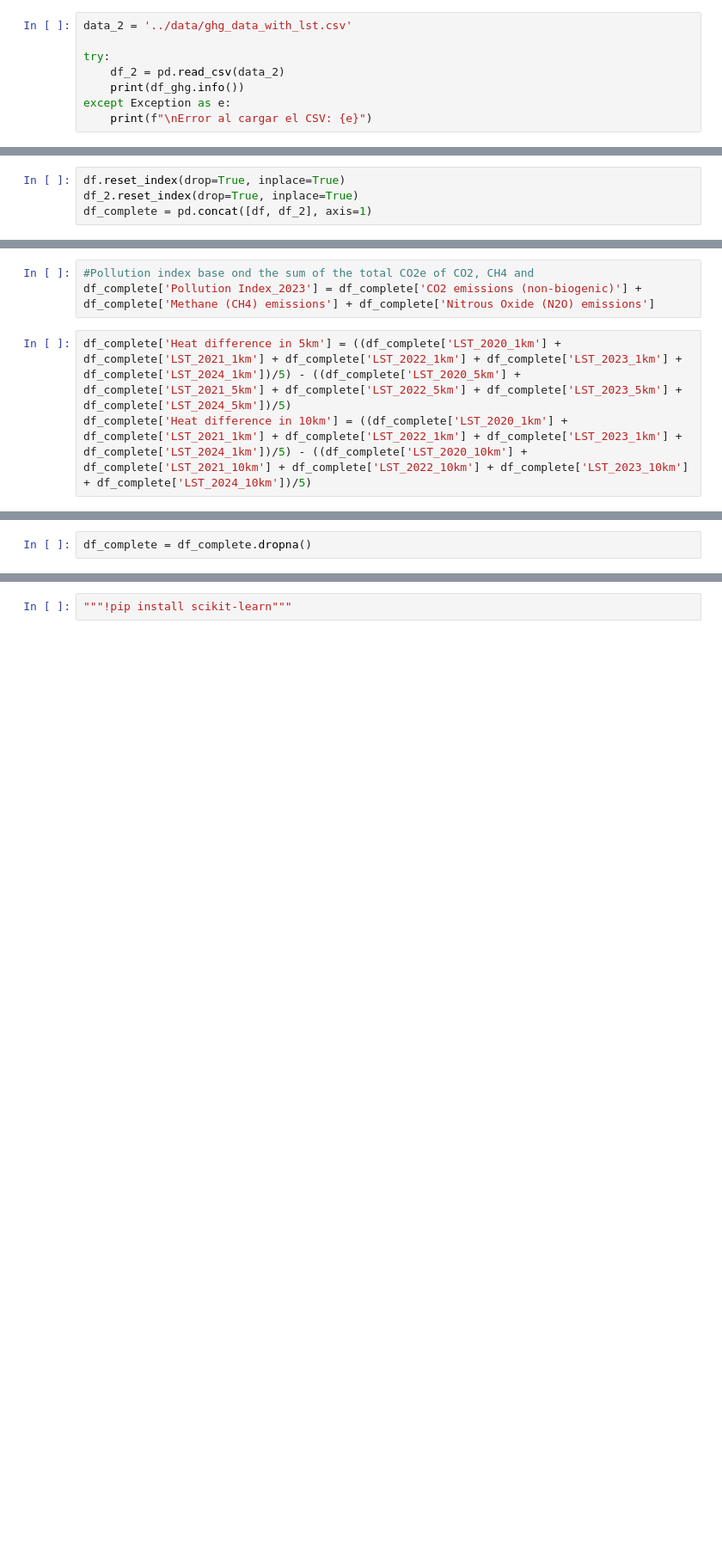
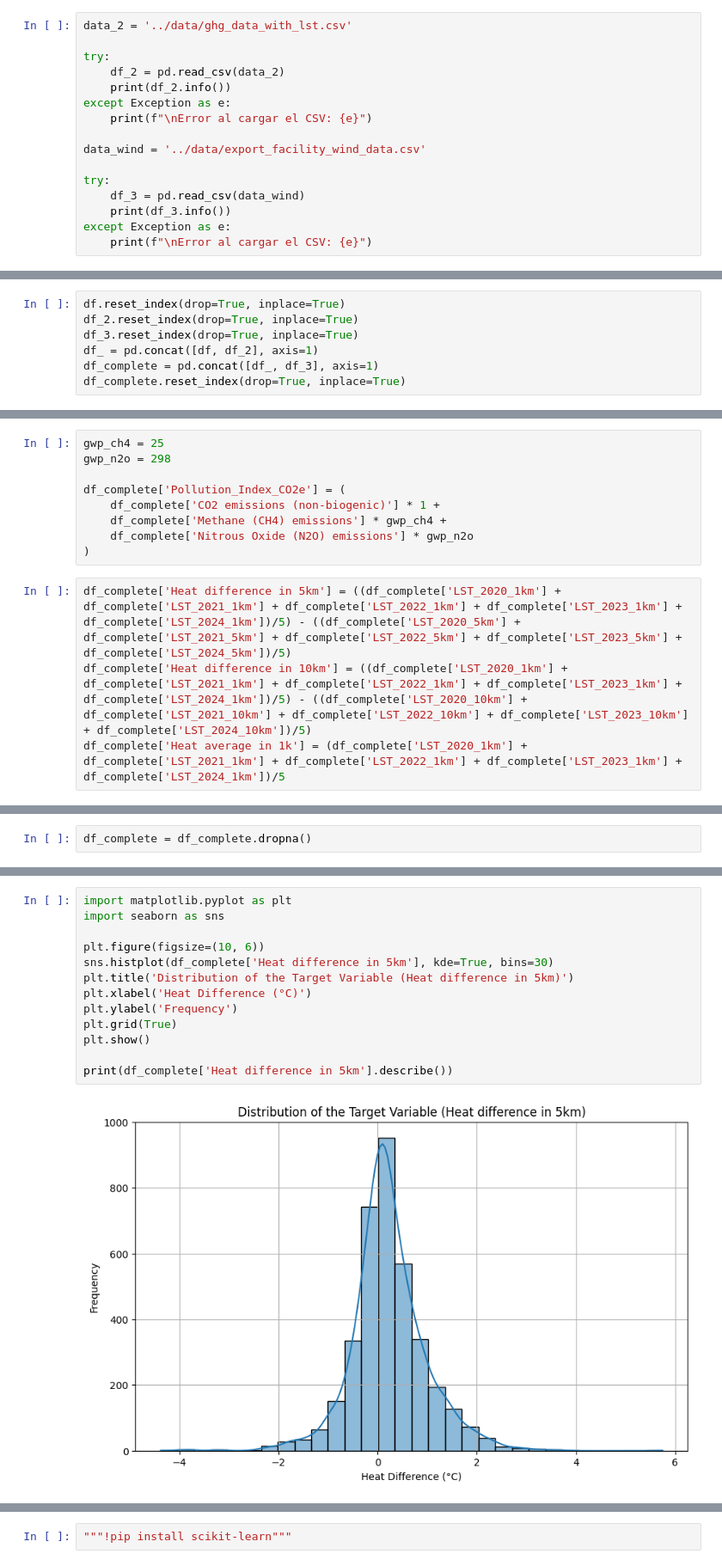
Before and after one commit to nasa-city-planning-engine/GreenGrowth_Back, a Jupyter notebook: ML_Models/industry.ipynb, the cells around one changed output, grey strips where cells are left out. Shown at 86% size. Cells and saved outputs as stored; diff of their text form; blank space fills up the shorter version.

Commit message:
Gradient Boosting Regresor for industry heat mark prediction

```diff
--- a/ML_Models/industry.ipynb
+++ b/ML_Models/industry.ipynb
@@ -310,8 +394,16 @@ data_2 = '../data/ghg_data_with_lst.csv'
 
 try:
     df_2 = pd.read_csv(data_2)
-    print(df_ghg.info())
+    print(df_2.info())
 except Exception as e:
     print(f"\nError al cargar el CSV: {e}")
+
+data_wind = '../data/export_facility_wind_data.csv'
+
+try:
+    df_3 = pd.read_csv(data_wind)
+    print(df_3.info())
+except Exception as e:
+    print(f"\nError al cargar el CSV: {e}")
 # %% [output]
 <class 'pandas.core.frame.DataFrame'>
@@ -353,7 +434,10 @@ print(df_2)
 # %%
 df.reset_index(drop=True, inplace=True)
 df_2.reset_index(drop=True, inplace=True)
-df_complete = pd.concat([df, df_2], axis=1)
+df_3.reset_index(drop=True, inplace=True)
+df_ = pd.concat([df, df_2], axis=1)
+df_complete = pd.concat([df_, df_3], axis=1)
+df_complete.reset_index(drop=True, inplace=True)
 # %%
 df_complete.shape
 # %% [output]
@@ -397,8 +485,15 @@ model_inputs = {
 # %% [output]
 "\n# GWP values from AR4\ngwp_ch4 = 25\ngwp_n2o = 298\n\n# Get user inputs (as floats)\nco2_emissions = float(user_input_co2)\nch4_emissions = float(user_input_ch4)\nn2o_emissions = float(user_input_n ...
 # %%
-#Pollution index base ond the sum of the total CO2e of CO2, CH4 and
-df_complete['Pollution Index_2023'] = df_complete['CO2 emissions (non-biogenic)'] + df_complete['Methane (CH4) emissions'] + df_complete['Nitrous Oxide (N2O) emissions']
+gwp_ch4 = 25
+gwp_n2o = 298
+
+df_complete['Pollution_Index_CO2e'] = (
+    df_complete['CO2 emissions (non-biogenic)'] * 1 +
+    df_complete['Methane (CH4) emissions'] * gwp_ch4 +
+    df_complete['Nitrous Oxide (N2O) emissions'] * gwp_n2o
+)
 # %%
 df_complete['Heat difference in 5km'] = ((df_complete['LST_2020_1km'] + df_complete['LST_2021_1km'] + df_complete['LST_2022_1km'] + df_complete['LST_2023_1km'] + df_complete['LST_2024_1km'])/5) - ((df_complete['LST_2020_5km'] + df_complete['LST_2021_5km'] + df_complete['LST_2022_5km'] + df_complete['LST_2023_5km'] + df_complete['LST_2024_5km'])/5)
 df_complete['Heat difference in 10km'] = ((df_complete['LST_2020_1km'] + df_complete['LST_2021_1km'] + df_complete['LST_2022_1km'] + df_complete['LST_2023_1km'] + df_complete['LST_2024_1km'])/5) - ((df_complete['LST_2020_10km'] + df_complete['LST_2021_10km'] + df_complete['LST_2022_10km'] + df_complete['LST_2023_10km'] + df_complete['LST_2024_10km'])/5)
+df_complete['Heat average in 1k'] = (df_complete['LST_2020_1km'] + df_complete['LST_2021_1km'] + df_complete['LST_2022_1km'] + df_complete['LST_2023_1km'] + df_complete['LST_2024_1km'])/5
@@ -465,0 +625,15 @@ print(x)
+# %%
+import matplotlib.pyplot as plt
+import seaborn as sns
+
+plt.figure(figsize=(10, 6))
+sns.histplot(df_complete['Heat difference in 5km'], kde=True, bins=30)
+plt.title('Distribution of the Target Variable (Heat difference in 5km)')
+plt.xlabel('Heat Difference (°C)')
+plt.ylabel('Frequency')
+plt.grid(True)
+plt.show()
+
+print(df_complete['Heat difference in 5km'].describe())
+# %% [output]
+[figure, added]
```
Also changed, not shown: parts of 35 cells of this notebook, 1 other file.
